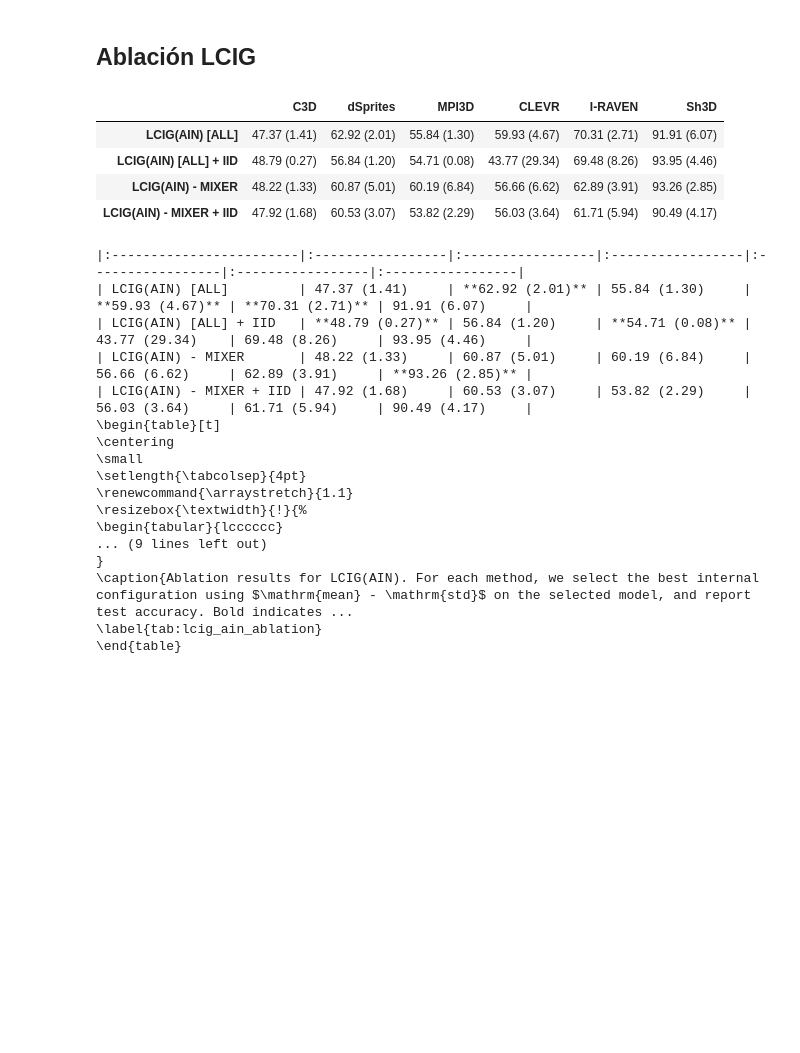
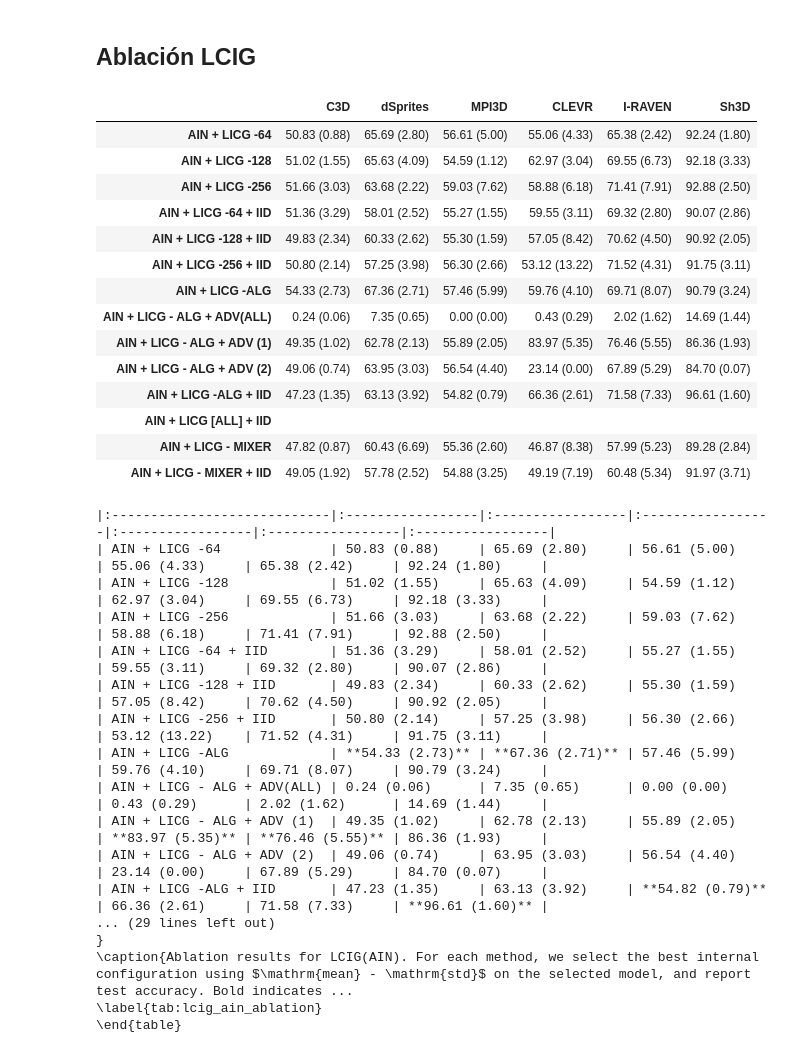
Before and after one commit to alainray/scalable-compositional-generalization, a Jupyter notebook: ParseResults.ipynb, the cells around one changed output. Cells and saved outputs as stored; diff of their text form; code cells hidden in the pictures; blank space fills up the shorter version.

```diff
--- a/ParseResults.ipynb
+++ b/ParseResults.ipynb
@@ -400,0 +585,4 @@ plot_table_results("id")
+# %%
+dataset="cars3d"
+method="id"
+df = pd.read_pickle(f"{dataset}_{method}.pkl").copy()
@@ -654,0 +1033,7 @@ plot_ablation_results("mpi3d","id")
+# %%
+df = pd.read_pickle(f"{DATASET}_{method}.pkl")
+
+alg = [a for a in sorted(df["arch"].unique()) if "alg_s" in str(a)]
+print("1. en el pkl:      ", alg)
+print("2. en TARGET_ARCHS:", [a for a in alg if a in TARGET_ARCHS])
+print("3. parse_arch:     ", {a: parse_arch(a) for a in alg})
@@ -693,7 +1082,17 @@ BOLD_TOL = 1e-12
 # Si quieres incluir también el modelo base LCIG(AIN), descomenta la primera línea
 ABLATION_ARCHES = [
     #"split_resnet_mixer_all_cases",  # LCIG(AIN) base
-    "split_resnet_mixer_all_cases",
+    "split_resnet_mixer_red_64",
+    "split_resnet_mixer_red_128",
+    "split_resnet_mixer_red_256",
+    "split_resnet_mixer_red_iid_64",
+    "split_resnet_mixer_red_iid_128",
+    "split_resnet_mixer_red_iid_256",
+    "split_resnet_algebraic_non_iid",
+    "split_resnet_algebraic_adv",
+    "split_resnet_algebraic_non_iid_unpredictable_target_1",
+    "split_resnet_algebraic_non_iid_unpredictable_target_2",
+    "split_resnet_algebraic_iid",
     "split_resnet_mixer_all_cases_iid",
     "split_resnet_mixer_no_mixer",
     "split_resnet_mixer_no_mixer_iid",
@@ -847,50 +1246,60 @@ dataset_headers = [DATASET_NAME_MAP.get(ds, ds) for ds in DATASETS]
 colspec = "l" + "c" * len(DATASETS)
 
 latex_lines = []
 latex_lines.append(r"\begin{table}[t]")
 latex_lines.append(r"\centering")
 latex_lines.append(r"\small")
 latex_lines.append(r"\setlength{\tabcolsep}{4pt}")
 latex_lines.append(r"\renewcommand{\arraystretch}{1.1}")
 latex_lines.append(r"\resizebox{\textwidth}{!}{%")
 latex_lines.append(rf"\begin{{tabular}}{{{colspec}}}")
 latex_lines.append(r"\toprule")
 latex_lines.append("Method & " + " & ".join(dataset_headers) + r" \\")
 latex_lines.append(r"\midrule")
 
 for arch in ROW_ORDER:
     row_name = ABLATION_NAME_MAP.get(arch, arch)
     cells = [tex.loc[row_name, DATASET_NAME_MAP.get(ds, ds)] for ds in DATASETS]
     latex_lines.append(row_name + " & " + " & ".join(cells) + r" \\")
 
 latex_lines.append(r"\bottomrule")
 latex_lines.append(r"\end{tabular}")
 latex_lines.append(r"}")
 latex_lines.append(r"\caption{Ablation results for LCIG(AIN). For each method, we select the best internal configuration using $\mathrm{mean} - \mathrm{std}$ on the selected model, and report test accuracy. Bold indicates the best ablation per dataset.}")
 latex_lines.append(r"\label{tab:lcig_ain_ablation}")
 latex_lines.append(r"\end{table}")
 
 latex_small = "\n".join(latex_lines)
 print(latex_small)
 # %% [output]
 |  | C3D | dSprites | MPI3D | CLEVR | I-RAVEN | Sh3D |
-| LCIG(AIN) [ALL] | 47.37 (1.41) | 62.92 (2.01) | 55.84 (1.30) | 59.93 (4.67) | 70.31 (2.71) | 91.91 (6.07) |
-| LCIG(AIN) [ALL] + IID | 48.79 (0.27) | 56.84 (1.20) | 54.71 (0.08) | 43.77 (29.34) | 69.48 (8.26) | 93.95 (4.46) |
-| LCIG(AIN) - MIXER | 48.22 (1.33) | 60.87 (5.01) | 60.19 (6.84) | 56.66 (6.62) | 62.89 (3.91) | 93.26 (2.85) |
-| LCIG(AIN) - MIXER + IID | 47.92 (1.68) | 60.53 (3.07) | 53.82 (2.29) | 56.03 (3.64) | 61.71 (5.94) | 90.49 (4.17) |
+| AIN + LICG -64 | 50.83 (0.88) | 65.69 (2.80) | 56.61 (5.00) | 55.06 (4.33) | 65.38 (2.42) | 92.24 (1.80) |
+| AIN + LICG -128 | 51.02 (1.55) | 65.63 (4.09) | 54.59 (1.12) | 62.97 (3.04) | 69.55 (6.73) | 92.18 (3.33) |
+| AIN + LICG -256 | 51.66 (3.03) | 63.68 (2.22) | 59.03 (7.62) | 58.88 (6.18) | 71.41 (7.91) | 92.88 (2.50) |
+| AIN + LICG -64 + IID | 51.36 (3.29) | 58.01 (2.52) | 55.27 (1.55) | 59.55 (3.11) | 69.32 (2.80) | 90.07 (2.86) |
+| AIN + LICG -128 + IID | 49.83 (2.34) | 60.33 (2.62) | 55.30 (1.59) | 57.05 (8.42) | 70.62 (4.50) | 90.92 (2.05) |
+| AIN + LICG -256 + IID | 50.80 (2.14) | 57.25 (3.98) | 56.30 (2.66) | 53.12 (13.22) | 71.52 (4.31) | 91.75 (3.11) |
+| AIN + LICG -ALG | 54.33 (2.73) | 67.36 (2.71) | 57.46 (5.99) | 59.76 (4.10) | 69.71 (8.07) | 90.79 (3.24) |
+| AIN + LICG - ALG + ADV(ALL) | 0.24 (0.06) | 7.35 (0.65) | 0.00 (0.00) | 0.43 (0.29) | 2.02 (1.62) | 14.69 (1.44) |
+| AIN + LICG - ALG + ADV (1) | 49.35 (1.02) | 62.78 (2.13) | 55.89 (2.05) | 83.97 (5.35) | 76.46 (5.55) | 86.36 (1.93) |
+| AIN + LICG - ALG + ADV (2) | 49.06 (0.74) | 63.95 (3.03) | 56.54 (4.40) | 23.14 (0.00) | 67.89 (5.29) | 84.70 (0.07) |
+| AIN + LICG -ALG + IID | 47.23 (1.35) | 63.13 (3.92) | 54.82 (0.79) | 66.36 (2.61) | 71.58 (7.33) | 96.61 (1.60) |
+| AIN + LICG [ALL] + IID |  |  |  |  |  |  |
+| AIN + LICG - MIXER | 47.82 (0.87) | 60.43 (6.69) | 55.36 (2.60) | 46.87 (8.38) | 57.99 (5.23) | 89.28 (2.84) |
+| AIN + LICG - MIXER + IID | 49.05 (1.92) | 57.78 (2.52) | 54.88 (3.25) | 49.19 (7.19) | 60.48 (5.34) | 91.97 (3.71) |
-|:------------------------|:-----------------|:-----------------|:-----------------|:-----------------|:-----------------|:-----------------|
-| LCIG(AIN) [ALL]         | 47.37 (1.41)     | **62.92 (2.01)** | 55.84 (1.30)     | **59.93 (4.67)** | **70.31 (2.71)** | 91.91 (6.07)     |
-| LCIG(AIN) [ALL] + IID   | **48.79 (0.27)** | 56.84 (1.20)     | **54.71 (0.08)** | 43.77 (29.34)    | 69.48 (8.26)     | 93.95 (4.46)     |
-| LCIG(AIN) - MIXER       | 48.22 (1.33)     | 60.87 (5.01)     | 60.19 (6.84)     | 56.66 (6.62)     | 62.89 (3.91)     | **93.26 (2.85)** |
-| LCIG(AIN) - MIXER + IID | 47.92 (1.68)     | 60.53 (3.07)     | 53.82 (2.29)     | 56.03 (3.64)     | 61.71 (5.94)     | 90.49 (4.17)     |
-\begin{table}[t]
-\centering
-\small
-\setlength{\tabcolsep}{4pt}
-\renewcommand{\arraystretch}{1.1}
-\resizebox{\textwidth}{!}{%
-\begin{tabular}{lcccccc}
-... (9 lines left out)
+|:----------------------------|:-----------------|:-----------------|:-----------------|:-----------------|:-----------------|:-----------------|
+| AIN + LICG -64              | 50.83 (0.88)     | 65.69 (2.80)     | 56.61 (5.00)     | 55.06 (4.33)     | 65.38 (2.42)     | 92.24 (1.80)     |
+| AIN + LICG -128             | 51.02 (1.55)     | 65.63 (4.09)     | 54.59 (1.12)     | 62.97 (3.04)     | 69.55 (6.73)     | 92.18 (3.33)     |
+| AIN + LICG -256             | 51.66 (3.03)     | 63.68 (2.22)     | 59.03 (7.62)     | 58.88 (6.18)     | 71.41 (7.91)     | 92.88 (2.50)     |
+| AIN + LICG -64 + IID        | 51.36 (3.29)     | 58.01 (2.52)     | 55.27 (1.55)     | 59.55 (3.11)     | 69.32 (2.80)     | 90.07 (2.86)     |
+| AIN + LICG -128 + IID       | 49.83 (2.34)     | 60.33 (2.62)     | 55.30 (1.59)     | 57.05 (8.42)     | 70.62 (4.50)     | 90.92 (2.05)     |
+| AIN + LICG -256 + IID       | 50.80 (2.14)     | 57.25 (3.98)     | 56.30 (2.66)     | 53.12 (13.22)    | 71.52 (4.31)     | 91.75 (3.11)     |
+| AIN + LICG -ALG             | **54.33 (2.73)** | **67.36 (2.71)** | 57.46 (5.99)     | 59.76 (4.10)     | 69.71 (8.07)     | 90.79 (3.24)     |
+| AIN + LICG - ALG + ADV(ALL) | 0.24 (0.06)      | 7.35 (0.65)      | 0.00 (0.00)      | 0.43 (0.29)      | 2.02 (1.62)      | 14.69 (1.44)     |
+| AIN + LICG - ALG + ADV (1)  | 49.35 (1.02)     | 62.78 (2.13)     | 55.89 (2.05)     | **83.97 (5.35)** | **76.46 (5.55)** | 86.36 (1.93)     |
+| AIN + LICG - ALG + ADV (2)  | 49.06 (0.74)     | 63.95 (3.03)     | 56.54 (4.40)     | 23.14 (0.00)     | 67.89 (5.29)     | 84.70 (0.07)     |
+| AIN + LICG -ALG + IID       | 47.23 (1.35)     | 63.13 (3.92)     | **54.82 (0.79)** | 66.36 (2.61)     | 71.58 (7.33)     | **96.61 (1.60)** |
+... (29 lines left out)
 }
 \caption{Ablation results for LCIG(AIN). For each method, we select the best internal configuration using $\mathrm{mean} - \mathrm{std}$ on the selected model, and report test accuracy. Bold indicates ...
 \label{tab:lcig_ain_ablation}
```
Also changed, not shown: parts of 19 cells of this notebook, 1 other file.
